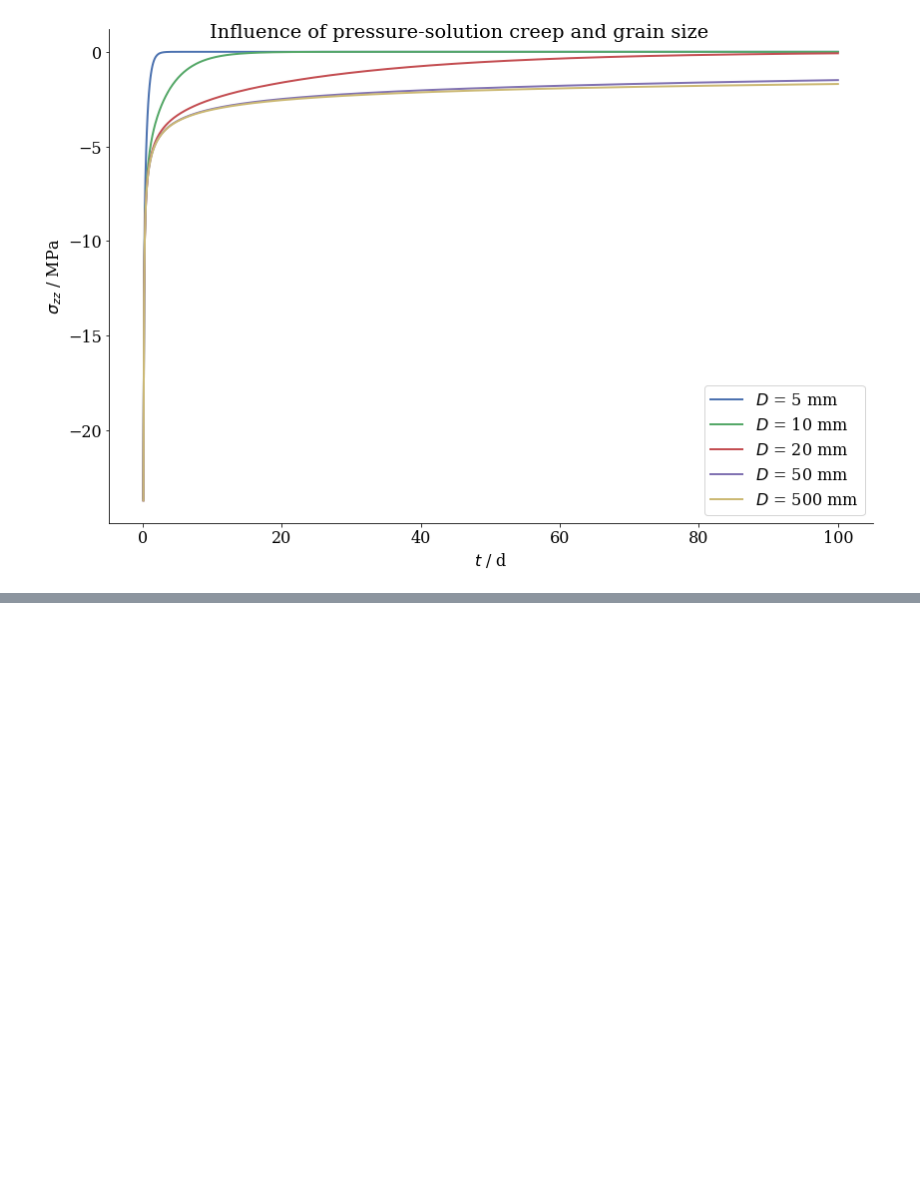
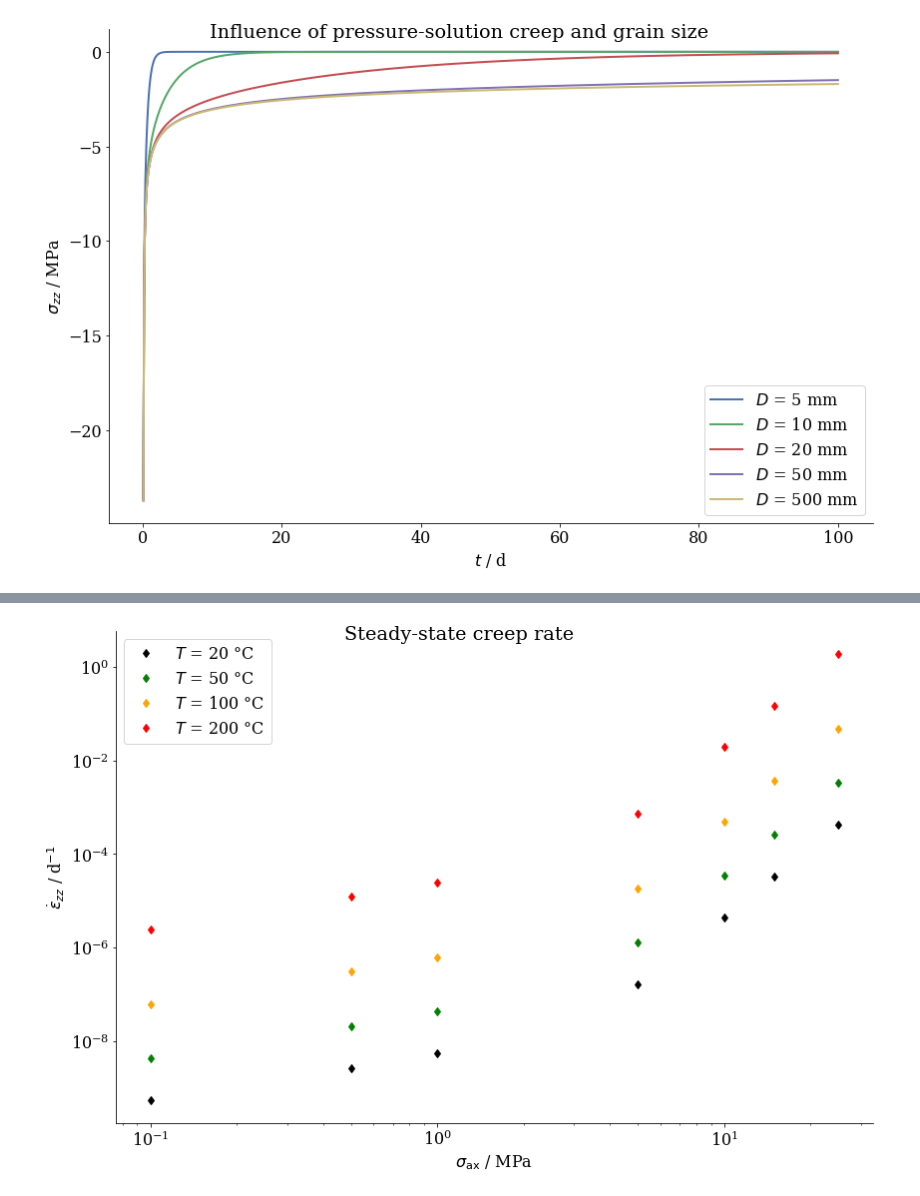
Before and after one commit to nagelt/MechanicsTrainingCourse2020, a Jupyter notebook: MFront/PLL.ipynb, the cells around one changed output, grey strips where cells are left out. Cells and saved outputs as stored; diff of their text form; code cells hidden in the pictures; blank space fills up the shorter version.

```diff
--- a/MFront/PLL.ipynb
+++ b/MFront/PLL.ipynb
@@ -118,0 +180,23 @@ ax.legend();
+# %%
+#HIDDEN
+sax = [0.1,0.5,1,5,10,15,25]
+temps = [20,50,100,200]
+cols = ['black','green','orange','red']
+fig,ax = plt.subplots(figsize=(12,8))
+for s in sax:
+    for i,T in enumerate(temps):
+        eps1, eps0 = run_stress_effect_sim(times,s,T+273.15)
+        dot_eps_av = np.mean((eps1[2:]-eps0[2:])/(times[1] - times[0]))
+        if s == sax[0]:
+            ax.plot(s,dot_eps_av,label='$T$ = %i °C' %T, ls='', marker='d',color=cols[i])
+        else:
+            ax.plot(s,dot_eps_av, ls='', marker='d',color=cols[i])
+ax.set_xlabel('$\\sigma_\\mathrm{ax}$ / MPa')
+ax.set_ylabel('$\\dot{\\epsilon}_{zz}$ / d$^{-1}$')
+ax.set_xscale('log')
+ax.set_yscale('log')
+fig.tight_layout();
+fig.suptitle('Steady-state creep rate')
+ax.legend();
+# %% [output]
+[figure, added]
```
Also changed, not shown: parts of 14 cells of this notebook.
